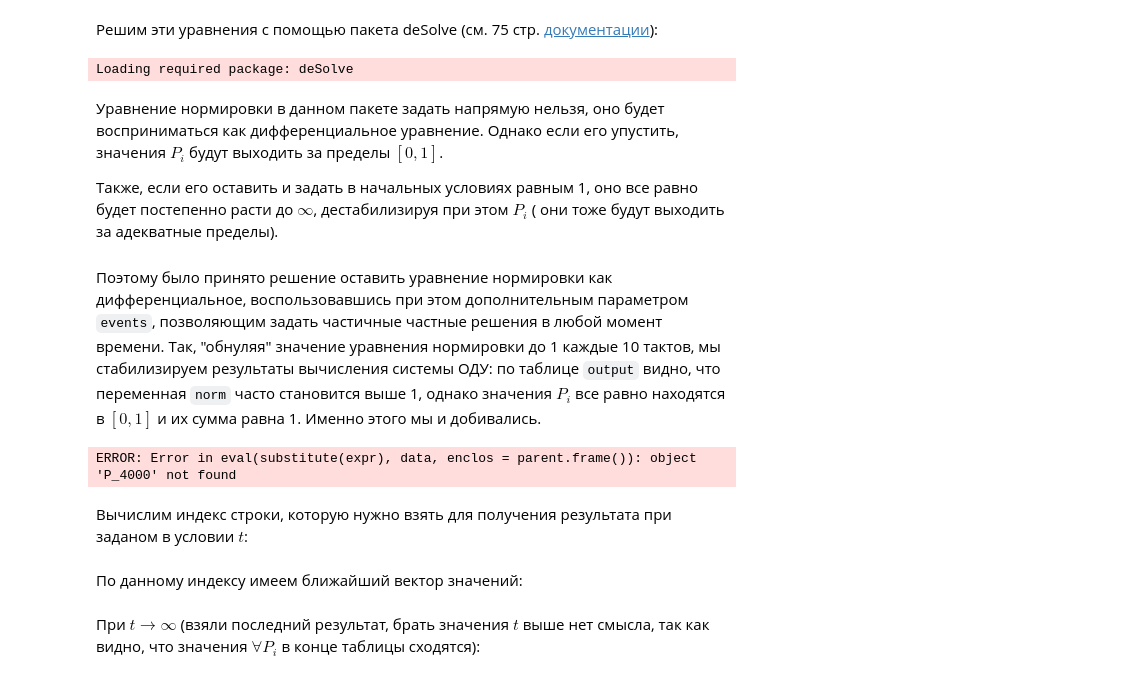
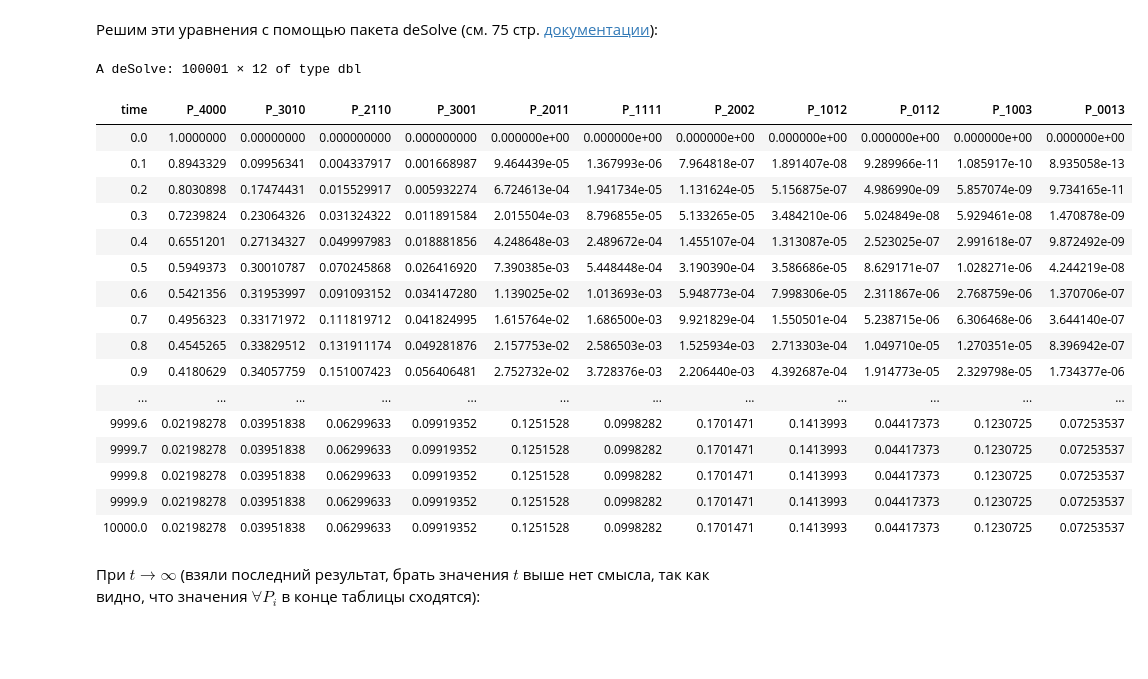
Before and after one commit to DeadlySquad13/t4-2-PerformanceAnalysis__Labs, a Jupyter notebook: Lab6/PerformanceAnalysis__Lab6.ipynb, the cells around one changed output. Drawn from its saved outputs; the diff is of its cells as text; code cells hidden in the pictures; blank space fills up the shorter version.

```diff
--- a/Lab6/PerformanceAnalysis__Lab6.ipynb
+++ b/Lab6/PerformanceAnalysis__Lab6.ipynb
@@ -116,7 +117,6 @@ ode_system_equations <- function(Time, State, Pars) {
         dP_0112 <- -(p * nu + (1-p) * nu + 2 * mu) * abs(P_0112) + lambda * abs(P_1012)
         dP_1003 <- -(lambda + 3 * mu) * abs(P_1003) + p * nu * abs(P_0013) + (1-p) * nu * abs(P_1012)
         dP_0013 <- -(p * nu + 3 * mu) * abs(P_0013) + lambda * abs(P_1003) + (1-p) * nu * abs(P_0112)
-        norm <- abs(P_4000) + abs(P_3010) + abs(P_2110) + abs(P_3001) + abs(P_2011) + abs(P_1111) + abs(P_2002) + abs(P_1012) + abs(P_0112) + abs(P_1003) + abs(P_0013)
 
         # Specifying list of derivatives.
         return(
@@ -131,65 +131,51 @@ ode_system_equations <- function(Time, State, Pars) {
                 dP_1012,
                 dP_0112,
                 dP_1003,
-                dP_0013,
-                norm
+                dP_0013
             ))
         )
     })
 }
-# %% [output]
-Loading required package: deSolve
-# %% [markdown]
-Уравнение нормировки в данном пакете задать напрямую нельзя, оно будет
-восприниматься как дифференциальное уравнение. Однако если его упустить,
-значения $P_i$ будут выходить за пределы $[0, 1]$.
-
-Также, если его оставить и задать в начальных условиях равным 1, оно все
-равно будет постепенно расти до $\infty$, дестабилизируя при этом $P_i$ (
-они тоже будут выходить за адекватные пределы).
-#
-Поэтому было принято решение оставить уравнение нормировки как
-дифференциальное, воспользовавшись при этом дополнительным параметром
-`events`, позволяющим задать частичные частные решения в любой момент
-времени. Так, "обнуляя" значение уравнения нормировки до 1 каждые 10 тактов,
-мы стабилизируем результаты вычисления системы ОДУ: по таблице `output`
-видно, что переменная `norm` часто становится выше 1, однако значения
-$P_i$ все равно находятся в $[0, 1]$ и их сумма равна 1. Именно этого
-мы и добивались.
 # %%
 pars <- NULL
 yini <- c(
     P_4000 = 1,
     P_3010 = 0,
     P_2110 = 0,
     P_3001 = 0,
     P_2011 = 0,
     P_1111 = 0,
     P_2002 = 0,
     P_1012 = 0,
     P_0112 = 0,
     P_1003 = 0,
-    P_0013 = 0,
-    norm = 1
+    P_0013 = 0
 )
 
 
 INITIAL_TIME <- 0
-FINISH_TIME <- 100000
-
-norm_equation_values <- data.frame(
-    var = "norm",
-    time = INITIAL_TIME:FINISH_TIME,
-    value = 1,
-    method = "replace"
-)
+FINISH_TIME <- 10000
 
 ACCURACY <- 0.1
 times <- seq(INITIAL_TIME, FINISH_TIME, by = ACCURACY)
-output <- ode(yini, times, ode_system_equations, pars, events = list(data = norm_equation_values))
+output <- ode(yini, times, ode_system_equations, pars)
 output
 # %% [output]
-ERROR: Error in eval(substitute(expr), data, enclos = parent.frame()): object 'P_4000' not found
+A deSolve: 100001 × 12 of type dbl
+| time | P_4000 | P_3010 | P_2110 | P_3001 | P_2011 | P_1111 | P_2002 | P_1012 | P_0112 | P_1003 | P_0013 |
+| 0.0 | 1.0000000 | 0.00000000 | 0.000000000 | 0.000000000 | 0.000000e+00 | 0.000000e+00 | 0.000000e+00 | 0.000000e+00 | 0.000000e+00 | 0.000000e+00 | 0.000000e+00 |
+| 0.1 | 0.8943329 | 0.09956341 | 0.004337917 | 0.001668987 | 9.464439e-05 | 1.367993e-06 | 7.964818e-07 | 1.891407e-08 | 9.289966e-11 | 1.085917e-10 | 8.935058e-13 |
+| 0.2 | 0.8030898 | 0.17474431 | 0.015529917 | 0.005932274 | 6.724613e-04 | 1.941734e-05 | 1.131624e-05 | 5.156875e-07 | 4.986990e-09 | 5.857074e-09 | 9.734165e-11 |
+| 0.3 | 0.7239824 | 0.23064326 | 0.031324322 | 0.011891584 | 2.015504e-03 | 8.796855e-05 | 5.133265e-05 | 3.484210e-06 | 5.024849e-08 | 5.929461e-08 | 1.470878e-09 |
+| 0.4 | 0.6551201 | 0.27134327 | 0.049997983 | 0.018881856 | 4.248648e-03 | 2.489672e-04 | 1.455107e-04 | 1.313087e-05 | 2.523025e-07 | 2.991618e-07 | 9.872492e-09 |
+| 0.5 | 0.5949373 | 0.30010787 | 0.070245868 | 0.026416920 | 7.390385e-03 | 5.448448e-04 | 3.190390e-04 | 3.586686e-05 | 8.629171e-07 | 1.028271e-06 | 4.244219e-08 |
+| 0.6 | 0.5421356 | 0.31953997 | 0.091093152 | 0.034147280 | 1.139025e-02 | 1.013693e-03 | 5.948773e-04 | 7.998306e-05 | 2.311867e-06 | 2.768759e-06 | 1.370706e-07 |
+| 0.7 | 0.4956323 | 0.33171972 | 0.111819712 | 0.041824995 | 1.615764e-02 | 1.686500e-03 | 9.921829e-04 | 1.550501e-04 | 5.238715e-06 | 6.306468e-06 | 3.644140e-07 |
+| 0.8 | 0.4545265 | 0.33829512 | 0.131911174 | 0.049281876 | 2.157753e-02 | 2.586503e-03 | 1.525934e-03 | 2.713303e-04 | 1.049710e-05 | 1.270351e-05 | 8.396942e-07 |
+| 0.9 | 0.4180629 | 0.34057759 | 0.151007423 | 0.056406481 | 2.752732e-02 | 3.728376e-03 | 2.206440e-03 | 4.392687e-04 | 1.914773e-05 | 2.329798e-05 | 1.734377e-06 |
+| ... | ... | ... | ... | ... | ... | ... | ... | ... | ... | ... | ... |
+| 9999.6 | 0.02198278 | 0.03951838 | 0.06299633 | 0.09919352 | 0.1251528 | 0.0998282 | 0.1701471 | 0.1413993 | 0.04417373 | 0.1230725 | 0.07253537 |
+| 9999.7 | 0.02198278 | 0.03951838 | 0.06299633 | 0.09919352 | 0.1251528 | 0.0998282 | 0.1701471 | 0.1413993 | 0.04417373 | 0.1230725 | 0.07253537 |
+| 9999.8 | 0.02198278 | 0.03951838 | 0.06299633 | 0.09919352 | 0.1251528 | 0.0998282 | 0.1701471 | 0.1413993 | 0.04417373 | 0.1230725 | 0.07253537 |
+| 9999.9 | 0.02198278 | 0.03951838 | 0.06299633 | 0.09919352 | 0.1251528 | 0.0998282 | 0.1701471 | 0.1413993 | 0.04417373 | 0.1230725 | 0.07253537 |
+| 10000.0 | 0.02198278 | 0.03951838 | 0.06299633 | 0.09919352 | 0.1251528 | 0.0998282 | 0.1701471 | 0.1413993 | 0.04417373 | 0.1230725 | 0.07253537 |
-# %% [markdown]
-Вычислим индекс строки, которую нужно взять для получения результата при
-заданом в условии $t$:
@@ -200,2 +181,0 @@ t_index
-# %% [markdown]
-По данному индексу имеем ближайший вектор значений:
```
Also changed, not shown: parts of 12 cells of this notebook, 1 other file.
